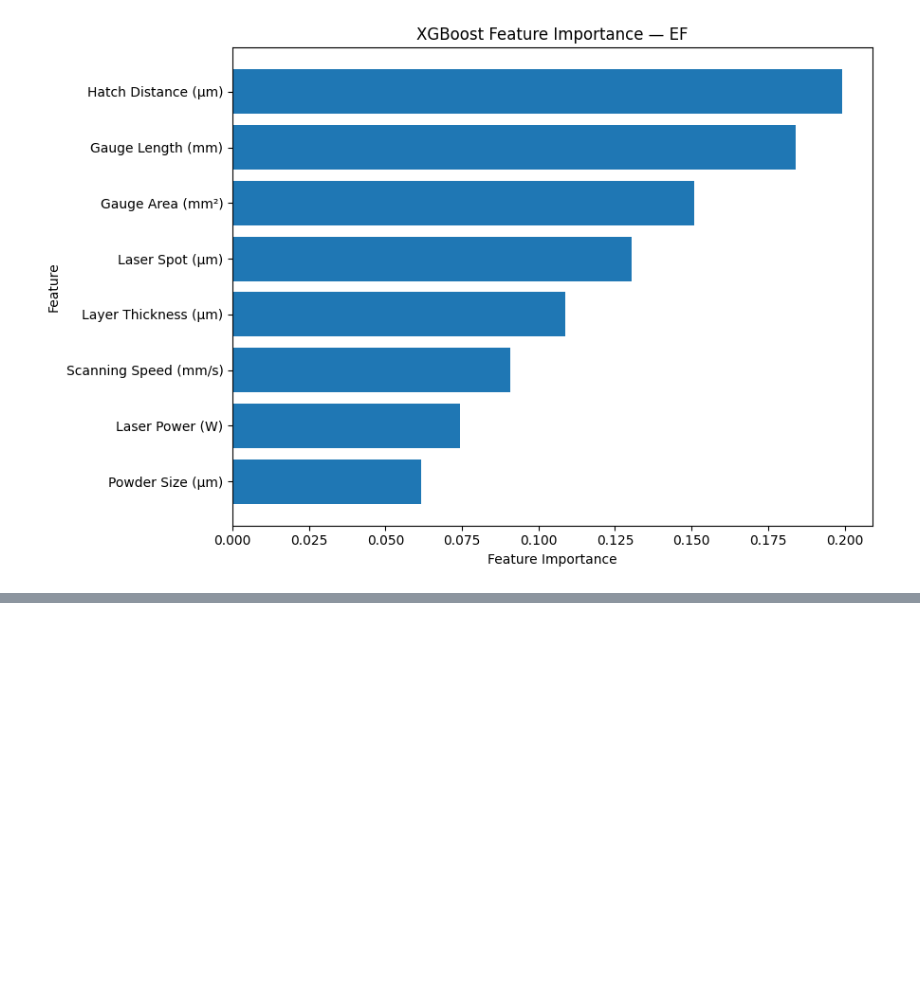
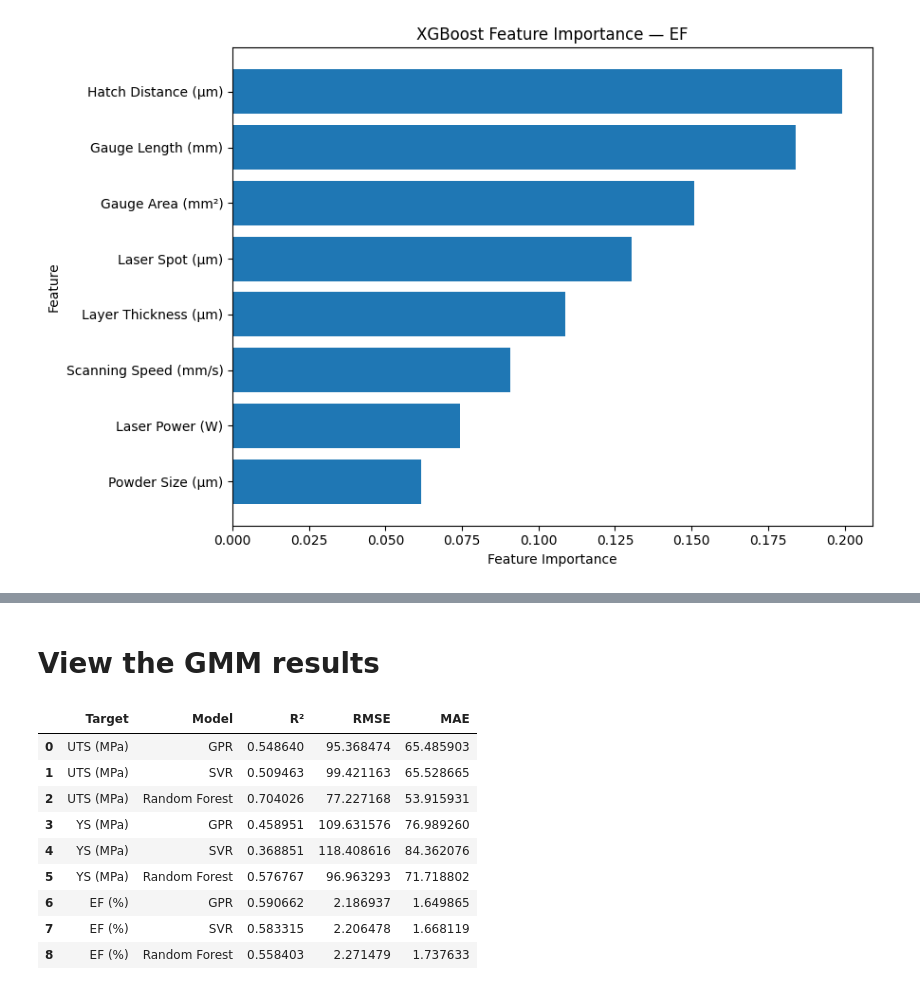
Before and after one commit to AdityaKarippadathUdai/ML-Based-Ti6Al4V-Process-Optimization, a Jupyter notebook: ML_Based_Ti6Al4V_Process_Optimization.ipynb, the cells around one changed output, grey strips where cells are left out. Saved outputs shown, nothing was run; the diff lists cells and outputs as text; code cells hidden in the pictures; blank space fills up the shorter version.

```diff
--- a/ML_Based_Ti6Al4V_Process_Optimization.ipynb
+++ b/ML_Based_Ti6Al4V_Process_Optimization.ipynb
@@ -1450,0 +1521,21 @@ for target in ["UTS", "YS", "EF"]:
+# %%
+gmm_train_scaler = StandardScaler()
+
+X_train_scaled = gmm_train_scaler.fit_transform(X_train)
+X_test_scaled = gmm_train_scaler.transform(X_test)
+
+gmm = GaussianMixture(
+    n_components=3,
+    covariance_type="full",
+    random_state=42,
+    n_init=20
+)
+
+train_clusters = gmm.fit_predict(X_train_scaled)
+test_clusters = gmm.predict(X_test_scaled)
+
+print("Training cluster distribution:")
+print(pd.Series(train_clusters).value_counts().sort_index())
+
+print("\nTest cluster distribution:")
+print(pd.Series(test_clusters).value_counts().sort_index())
@@ -1450,0 +1752,17 @@ for target in ["UTS", "YS", "EF"]:
+# %% [markdown]
+# View the GMM results
+# %%
+gmm_results = pd.DataFrame(results)
+
+gmm_results
+# %% [output]
+|  | Target | Model | R² | RMSE | MAE |
+| 0 | UTS (MPa) | GPR | 0.548640 | 95.368474 | 65.485903 |
+| 1 | UTS (MPa) | SVR | 0.509463 | 99.421163 | 65.528665 |
+| 2 | UTS (MPa) | Random Forest | 0.704026 | 77.227168 | 53.915931 |
+| 3 | YS (MPa) | GPR | 0.458951 | 109.631576 | 76.989260 |
+| 4 | YS (MPa) | SVR | 0.368851 | 118.408616 | 84.362076 |
+| 5 | YS (MPa) | Random Forest | 0.576767 | 96.963293 | 71.718802 |
+| 6 | EF (%) | GPR | 0.590662 | 2.186937 | 1.649865 |
+| 7 | EF (%) | SVR | 0.583315 | 2.206478 | 1.668119 |
+| 8 | EF (%) | Random Forest | 0.558403 | 2.271479 | 1.737633 |
```
Also changed, not shown: parts of 12 cells of this notebook.
